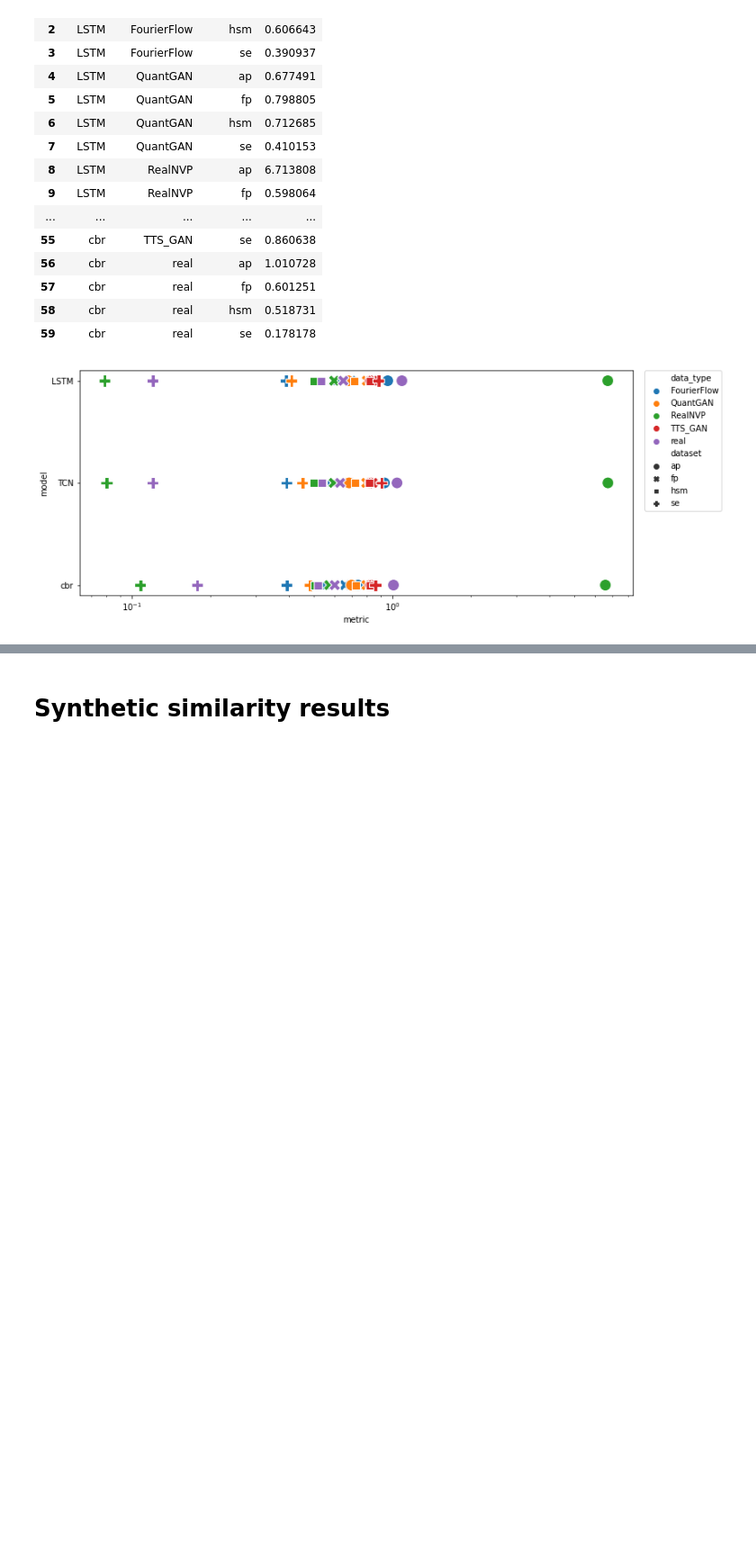
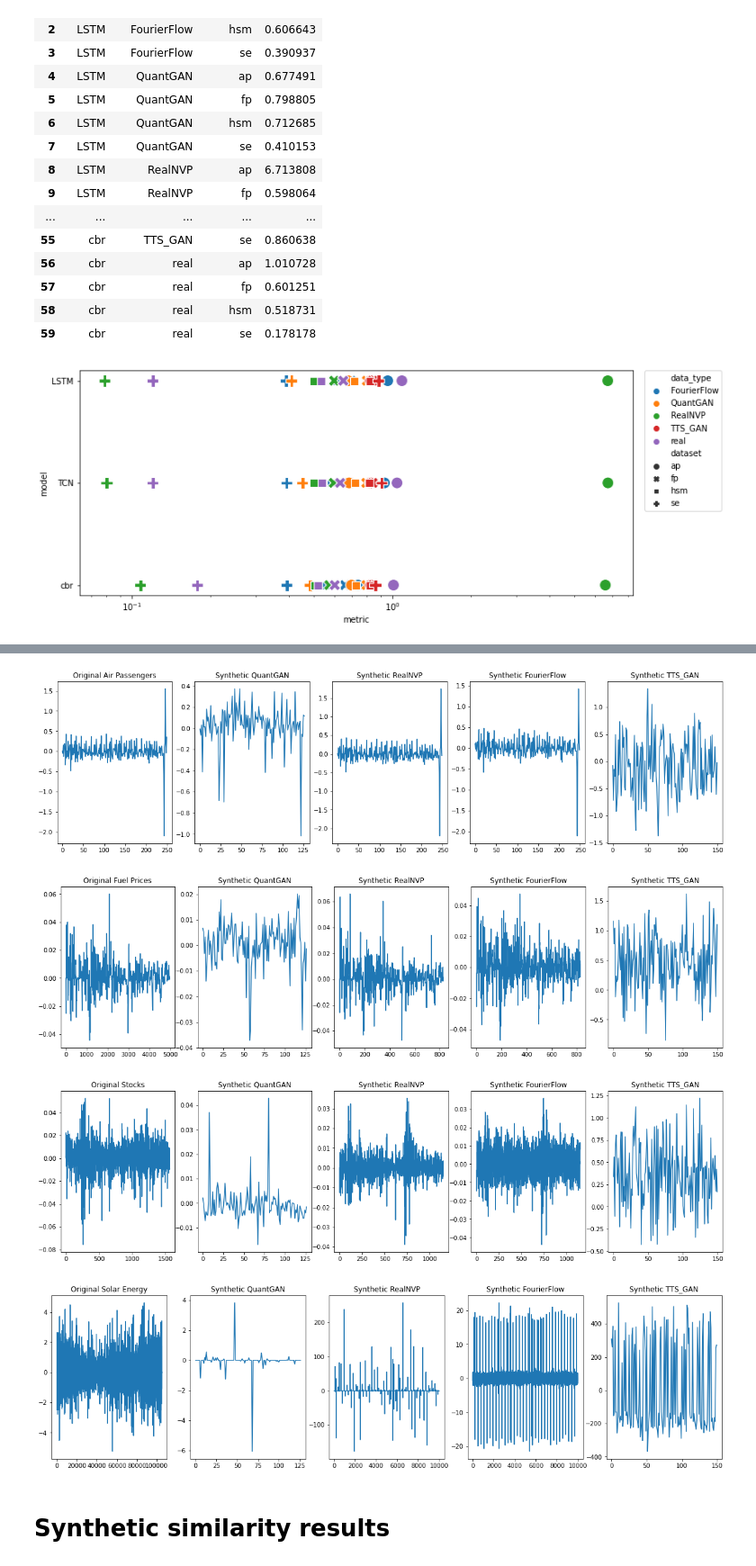
Before and after one commit to timetoai/TimeDiffusion_synth, a Jupyter notebook: results_visualization.ipynb, the cells around one changed output, grey strips where cells are left out. Shown: that part at 90% size. Cells and saved outputs as stored; diff of their text form; code cells hidden in the pictures; blank space fills up the shorter version.

```diff
--- a/results_visualization.ipynb
+++ b/results_visualization.ipynb
@@ -11,6 +11,9 @@ from utils.data import get_hsm_dataset
 from utils.visualization import visualization
 # %%
 hsm_dataset_dir = Path("data/huge_stock_market_dataset/")
+se_dataset_dir = Path("data/solar_energy/")
+fp_dataset_dir = Path("data/fuel_prices/")
+ap_dataset_dir = Path("data/air_passengers/")
 results_dir = Path("results")
 # %%
 hsm_info = pd.read_csv(hsm_dataset_dir / "selected100.csv")
@@ -90,3 +111,25 @@ plt.show()
+# %%
+for dataset_name, dataset_dir, dataset_func in (
+    ("Air Passengers", ap_dataset_dir, get_passengers_dataset),
+    ("Fuel Prices", fp_dataset_dir, get_fuel_prices_dataset),
+    ("Stocks", hsm_dataset_dir, get_hsm_dataset),
+    ("Solar Energy", se_dataset_dir, get_solar_energy_dataset)
+):
+    time_series = next(dataset_func(dataset_dir))
+
+    fig, axs = plt.subplots(1, 5, figsize=(20, 5))
+    axs[0].plot(log_returns(time_series))
+    axs[0].set_title(f"Original {dataset_name}")
+    for i, model_name in zip(range(1, 5), ("QuantGAN", "RealNVP", "FourierFlow", "TTS_GAN")):
+        synth_time_series = np.load(dataset_dir / f"synthetic/{model_name}/selected0.npy")
+        axs[i].plot(synth_time_series[0].flatten())
+        axs[i].set_title(f"Synthetic {model_name}")
+plt.show()
+# %% [output]
+[figure, added]
+[figure, added]
+[figure, added]
+[figure, added]
 # %% [markdown]
 # Synthetic similarity results
 # %%
```
Also changed, not shown: parts of 3 cells of this notebook.
